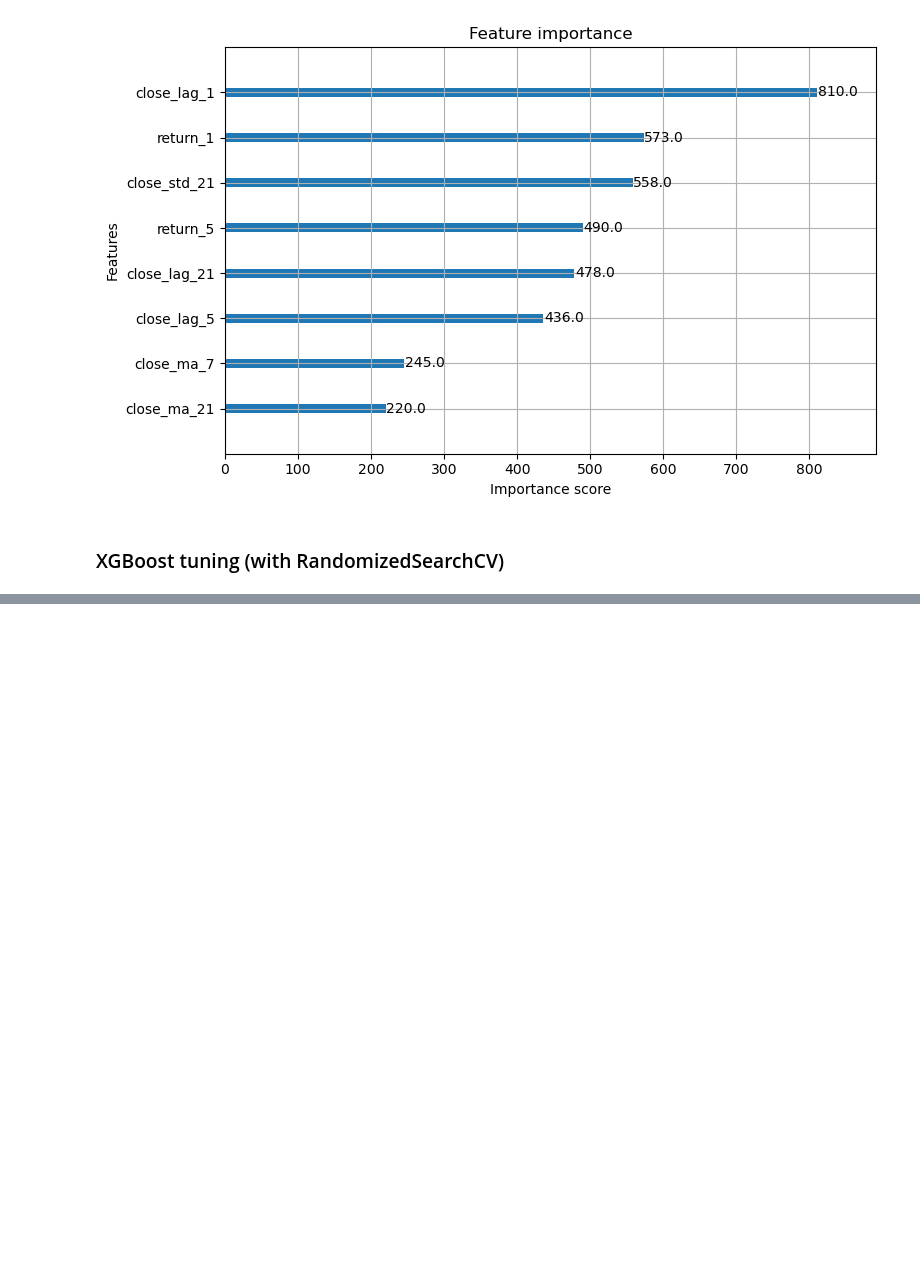
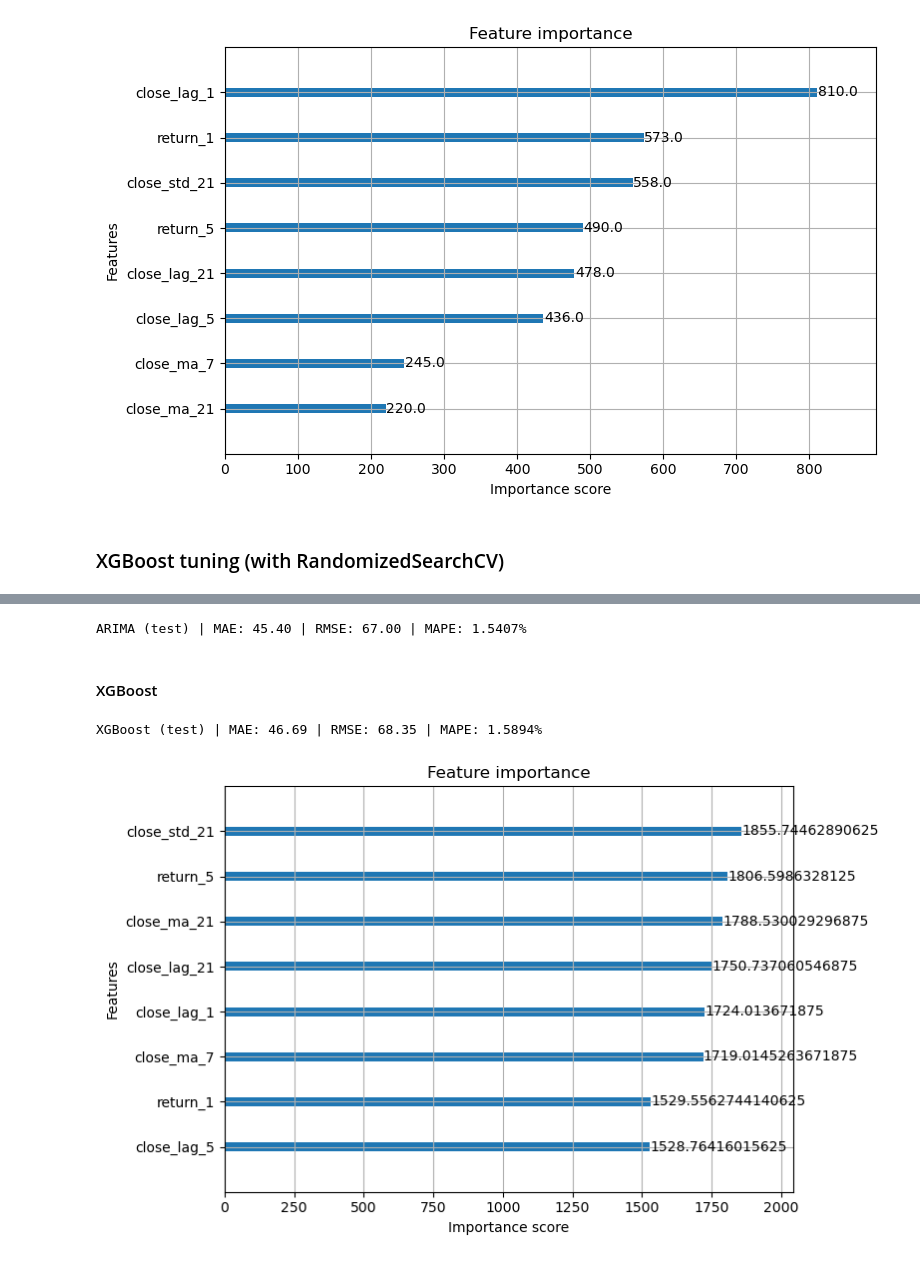
Before and after one commit to Handras18/Time-Series-Forecasting, a Jupyter notebook: 03_modeling.ipynb, the cells around one changed output, grey strips where cells are left out. Drawn from its saved outputs; the diff is of its cells as text; code cells hidden in the pictures; blank space fills up the shorter version.

```diff
--- a/03_modeling.ipynb
+++ b/03_modeling.ipynb
@@ -265,0 +405,44 @@ plt.show()
+# %%
+mae  = mean_absolute_error(y_true_arima_test, y_pred_arima_test)
+rmse = root_mean_squared_error(y_true_arima_test, y_pred_arima_test)
+mape = mean_absolute_percentage_error(y_true_arima_test, y_pred_arima_test)
+print(f"ARIMA (test) | MAE: {mae:.2f} | RMSE: {rmse:.2f} | MAPE: {mape:.4%}")
+
+results['arima_test'] = {'MAE': mae, 'RMSE': rmse, 'MAPE': mape}
+# %% [output]
+ARIMA (test) | MAE: 45.40 | RMSE: 67.00 | MAPE: 1.5407%
+# %% [markdown]
+#### XGBoost
+# %%
+
+X_trainval = pd.concat([X_train, X_val])
+y_trainval = pd.concat([y_train, y_val])
+
+
+best_params = xgb_cv.best_params_
+xgb_test_model = XGBRegressor(**best_params, random_state=42)
+xgb_test_model.fit(X_trainval, y_trainval)
+
+y_pred_diff_test = pd.Series(xgb_test_model.predict(X_test), index=X_test.index)
+
+
+close_today_test = today_close.loc[X_test.index]
+y_pred_xgb_test  = close_today_test + y_pred_diff_test
+y_true_xgb_test  = close_today_test + y_test
+# %%
+mae  = mean_absolute_error(y_true_xgb_test, y_pred_xgb_test)
+rmse = root_mean_squared_error(y_true_xgb_test, y_pred_xgb_test)
+mape = mean_absolute_percentage_error(y_true_xgb_test, y_pred_xgb_test)
+print(f"XGBoost (test) | MAE: {mae:.2f} | RMSE: {rmse:.2f} | MAPE: {mape:.4%}")
+
+results['xgboost_test'] = {'MAE': mae, 'RMSE': rmse, 'MAPE': mape}
+# %% [output]
+XGBoost (test) | MAE: 46.69 | RMSE: 68.35 | MAPE: 1.5894%
+# %%
+fig, ax = plt.subplots(figsize=(8, 5))
+plot_importance(xgb_test_model, max_num_features=10, ax=ax,importance_type='gain')
+plt.title('Feature importance')
+plt.tight_layout()
+plt.show()
+# %% [output]
+[figure, added]
```
Also changed, not shown: parts of 25 cells of this notebook.
